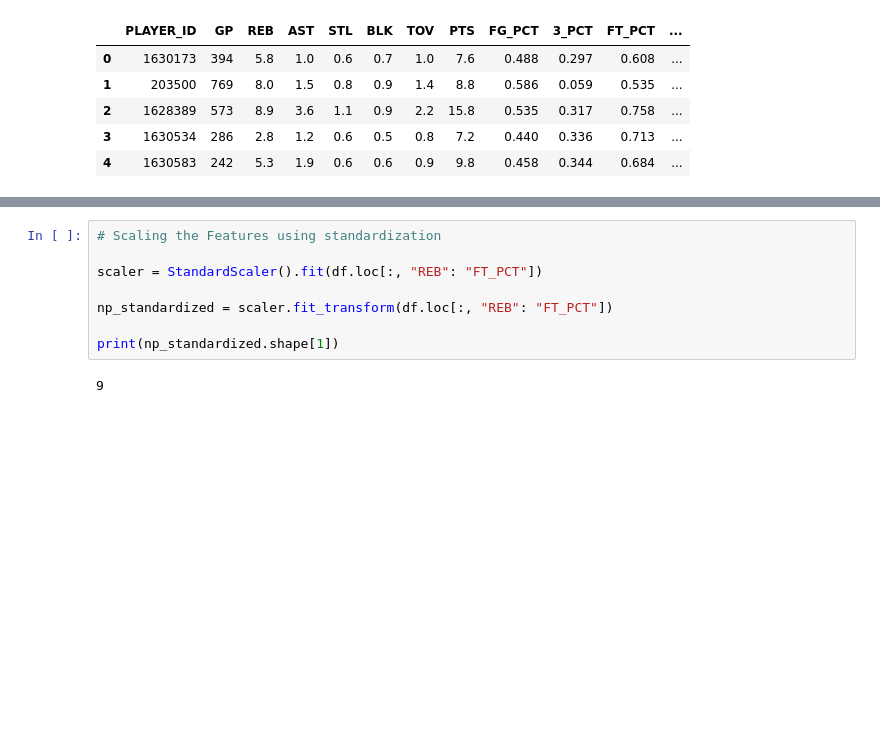
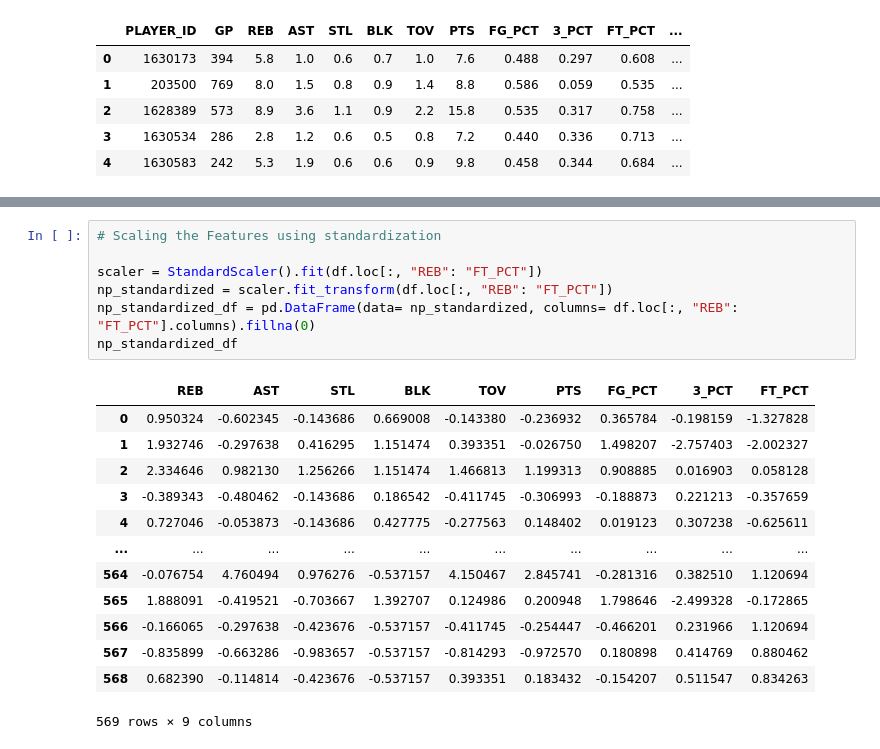
Before and after one commit to kyletp09/NBA_Player_Similarities, a Jupyter notebook: Jupyter_Notebooks/feature_selection.ipynb, the cells around one changed output, grey strips where cells are left out. Saved outputs shown, nothing was run; the diff lists cells and outputs as text; blank space fills up the shorter version.

```diff
--- a/Jupyter_Notebooks/feature_selection.ipynb
+++ b/Jupyter_Notebooks/feature_selection.ipynb
@@ -21,10 +46,21 @@ df.head()
 # %%
 # Scaling the Features using standardization
 
 scaler = StandardScaler().fit(df.loc[:, "REB": "FT_PCT"])
-
 np_standardized = scaler.fit_transform(df.loc[:, "REB": "FT_PCT"])
-
-print(np_standardized.shape[1])
+np_standardized_df = pd.DataFrame(data= np_standardized, columns= df.loc[:, "REB": "FT_PCT"].columns).fillna(0)
+np_standardized_df
 # %% [output]
+|  | REB | AST | STL | BLK | TOV | PTS | FG_PCT | 3_PCT | FT_PCT |
+| 0 | 0.950324 | -0.602345 | -0.143686 | 0.669008 | -0.143380 | -0.236932 | 0.365784 | -0.198159 | -1.327828 |
+| 1 | 1.932746 | -0.297638 | 0.416295 | 1.151474 | 0.393351 | -0.026750 | 1.498207 | -2.757403 | -2.002327 |
+| 2 | 2.334646 | 0.982130 | 1.256266 | 1.151474 | 1.466813 | 1.199313 | 0.908885 | 0.016903 | 0.058128 |
+| 3 | -0.389343 | -0.480462 | -0.143686 | 0.186542 | -0.411745 | -0.306993 | -0.188873 | 0.221213 | -0.357659 |
+| 4 | 0.727046 | -0.053873 | -0.143686 | 0.427775 | -0.277563 | 0.148402 | 0.019123 | 0.307238 | -0.625611 |
+| ... | ... | ... | ... | ... | ... | ... | ... | ... | ... |
+| 564 | -0.076754 | 4.760494 | 0.976276 | -0.537157 | 4.150467 | 2.845741 | -0.281316 | 0.382510 | 1.120694 |
+| 565 | 1.888091 | -0.419521 | -0.703667 | 1.392707 | 0.124986 | 0.200948 | 1.798646 | -2.499328 | -0.172865 |
+| 566 | -0.166065 | -0.297638 | -0.423676 | -0.537157 | -0.411745 | -0.254447 | -0.466201 | 0.231966 | 1.120694 |
+| 567 | -0.835899 | -0.663286 | -0.983657 | -0.537157 | -0.814293 | -0.972570 | 0.180898 | 0.414769 | 0.880462 |
+| 568 | 0.682390 | -0.114814 | -0.423676 | -0.537157 | 0.393351 | 0.183432 | -0.154207 | 0.511547 | 0.834263 |
-9
+569 rows × 9 columns
```
Also changed, not shown: parts of 4 cells of this notebook, 1 other file.
